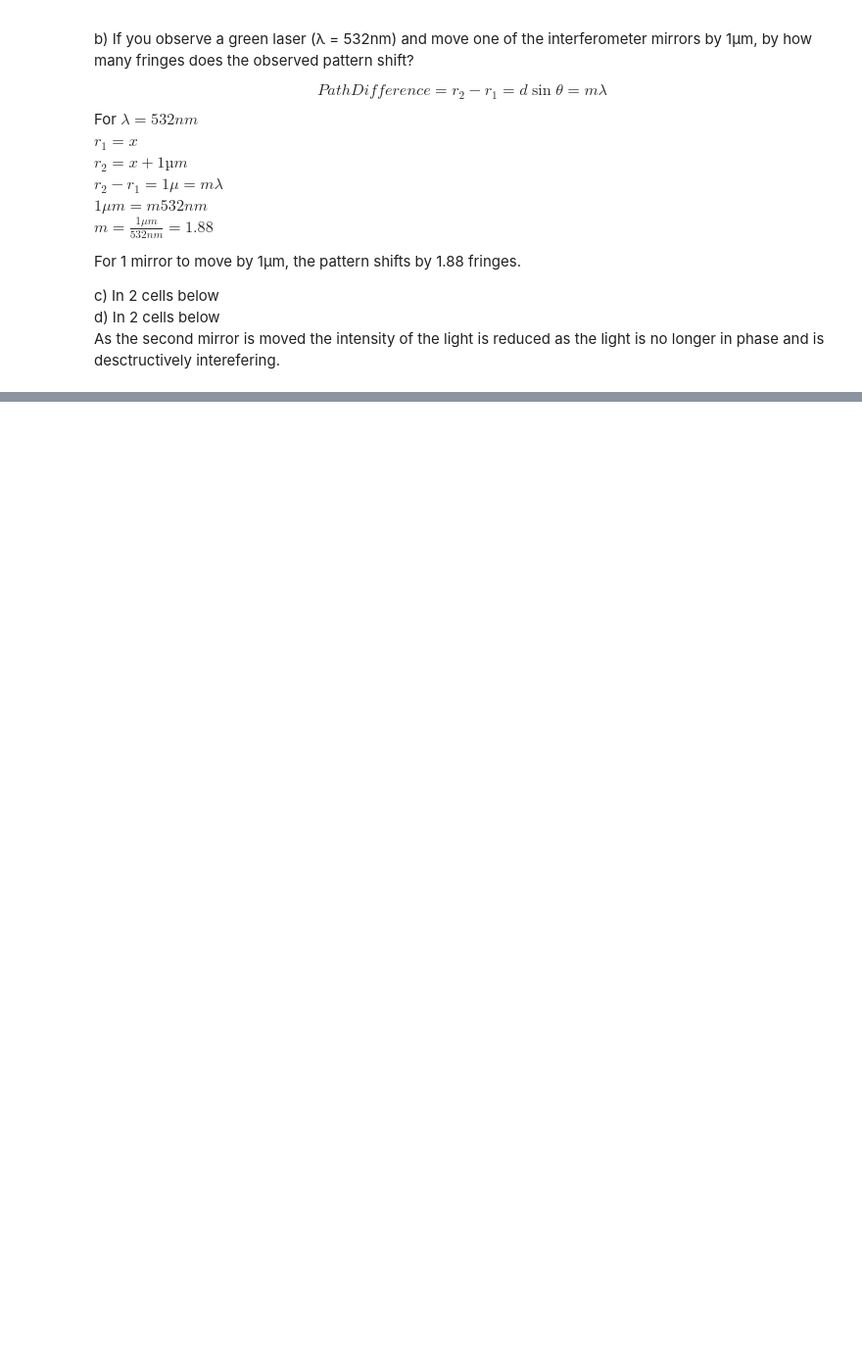
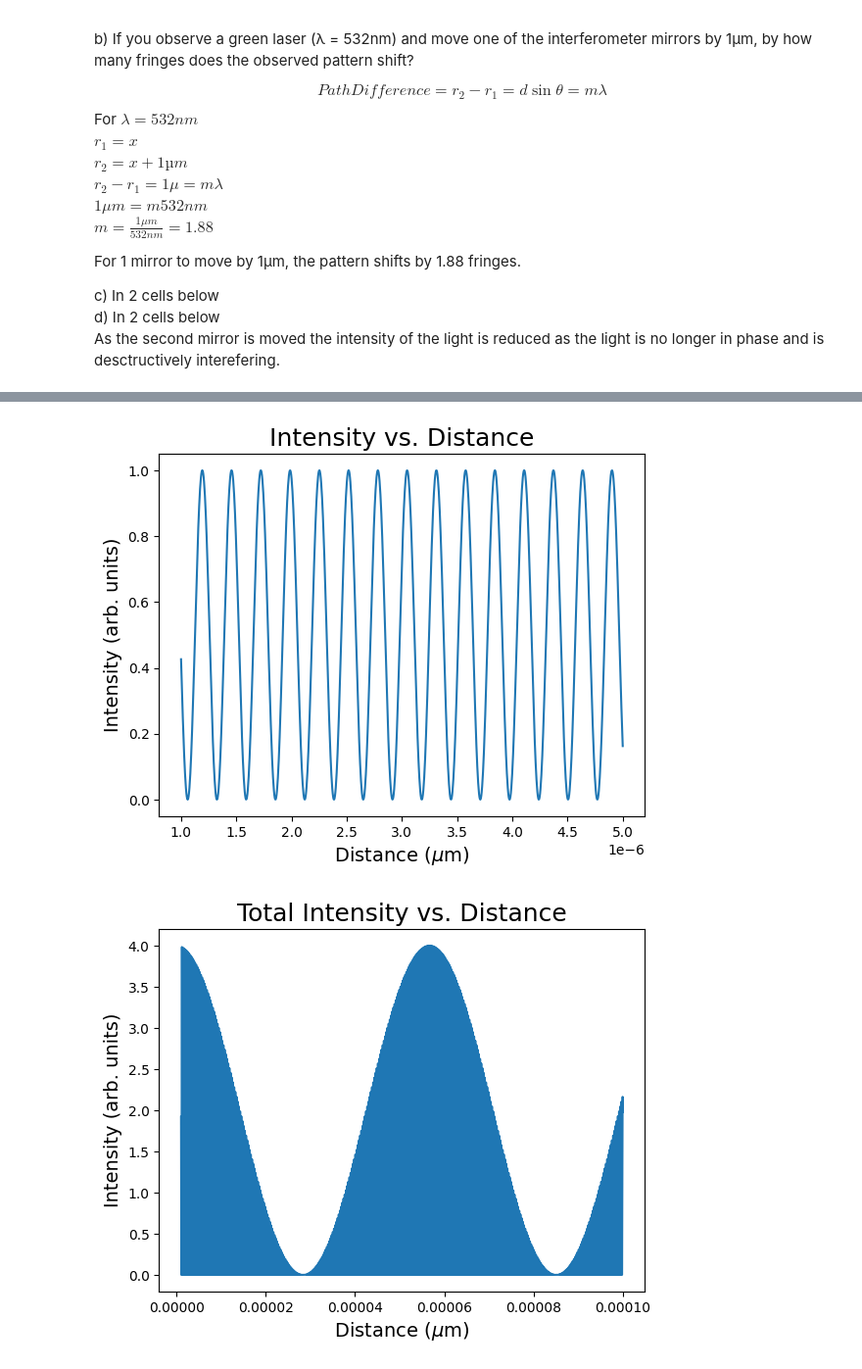
Before and after one commit to lewismcnish/Physics, a Jupyter notebook: Labs/Michelsons_Interferometer/Interferometry.ipynb, the cells around one changed output, grey strips where cells are left out. Shown at 98% size. Cells and saved outputs as stored; diff of their text form; code cells hidden in the pictures; blank space fills up the shorter version.

Commit message:
finished all experiemental parts done graph for 5.2.2

```diff
--- a/Labs/Michelsons_Interferometer/Interferometry.ipynb
+++ b/Labs/Michelsons_Interferometer/Interferometry.ipynb
@@ -66,0 +65,45 @@ plt.show()
+# %%
+
+def amplitude(d, lam):
+    return (np.sin(2*np.pi*d/(lam)))
+
+def totAmplitude(d, lam1, lam2):
+    return (np.abs(amplitude(d, lam1) + amplitude(d, lam2)))**2
+def int_from_amp(d, lam):
+    return (np.abs(amplitude(d, lam)))**2
+
+lam = 530e-9
+lam2 = 535e-9
+d= np.linspace(1e-6, 5e-6, 1000)
+d2 = np.linspace(1e-6, 100e-6, 100000)
+
+plt.figure()
+plt.plot(d, int_from_amp(d, lam))
+plt.title('Intensity vs. Distance', fontsize=title_size)
+plt.xlabel(r'Distance ($\mu$m)', fontsize=axis_size)
+plt.ylabel('Intensity (arb. units)', fontsize=axis_size)
+plt.show()
+
+plt.figure()
+plt.plot(d2, totAmplitude(d2, lam, lam2))
+plt.title('Total Intensity vs. Distance', fontsize=title_size)
+plt.xlabel(r'Distance ($\mu$m)', fontsize=axis_size)
+#plt.xticks(np.arange(0, 55e-6, 5e-6))
+#plt.xlim(80e-6, 90e-6)
+plt.ylabel('Intensity (arb. units)', fontsize=axis_size)
+plt.show()
+
+# x = totAmplitude(d2, lam, lam2)
+# peaks, _ = find_peaks(-x, height=np.min(totAmplitude(d2, lam, lam2)))
+# plt.plot(x)
+# plt.plot(peaks, x[peaks], "x")
+# plt.plot(np.zeros_like(x), "--", color="gray")
+# plt.show()
+
+# print(peaks)
+
+# print(np.min(totAmplitude(d2, lam, lam2)))
+# print(d2[np.where(x == np.min(totAmplitude(d2, lam, lam2)))])
+# %% [output]
+[figure, added]
+[figure, added]
```
Also changed, not shown: parts of 12 cells of this notebook.
